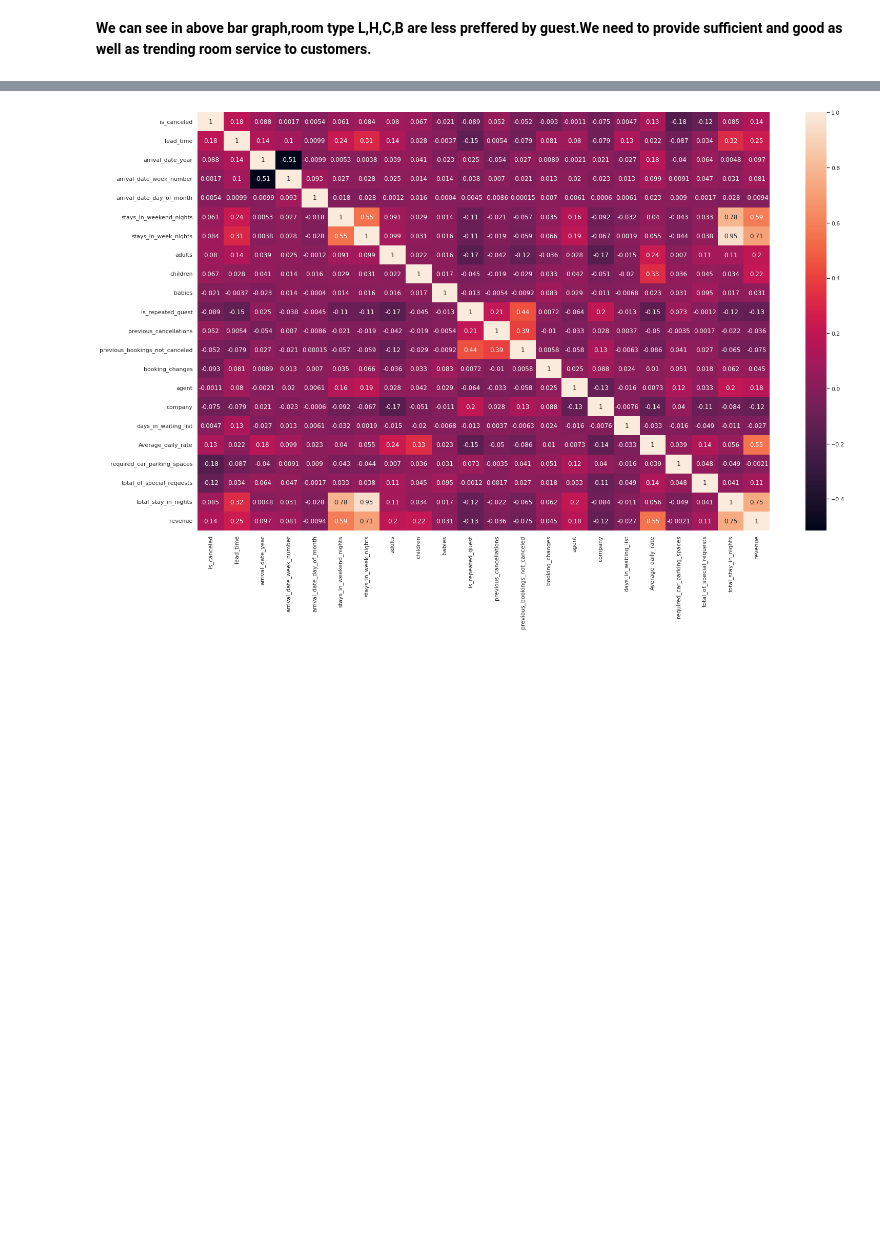
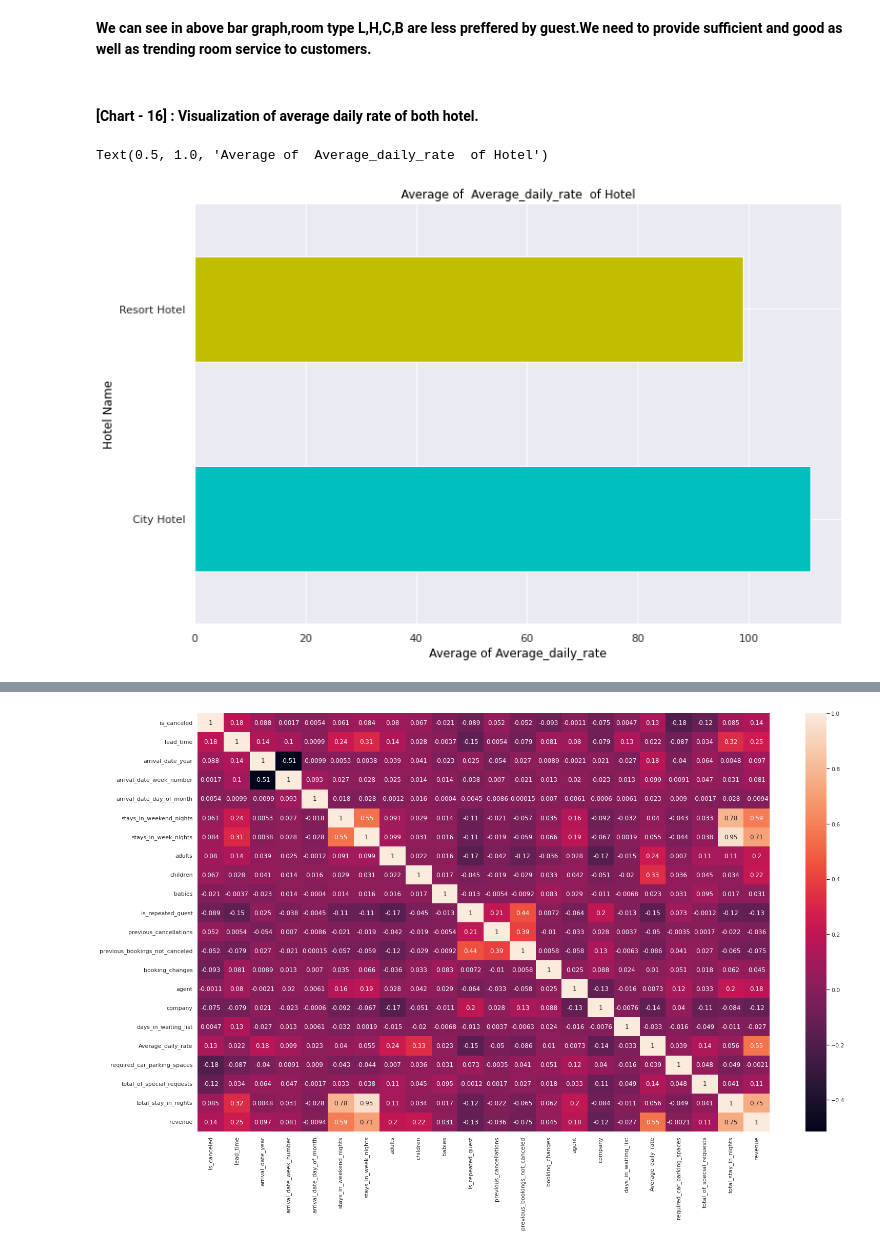
Before and after one commit to akshayghuge777/Hotel_Booking_Analysis., a Jupyter notebook: Team_final_project_of_Hotel_Booking_Analysis.ipynb, the cells around one changed output, grey strips where cells are left out. Cells and saved outputs as stored; diff of their text form; code cells hidden in the pictures; blank space fills up the shorter version.

```diff
--- a/Team_final_project_of_Hotel_Booking_Analysis.ipynb
+++ b/Team_final_project_of_Hotel_Booking_Analysis.ipynb
@@ -1073,3 +1165,17 @@ plt.title('Reserved room type by customer');
 Are there any insights that lead to negative growth? Justify with specific reason.
 # %% [markdown]
 **We can see in above bar graph,room type L,H,C,B are less preffered by guest.We need to provide sufficient and good as well as trending room service to customers.**
+# %% [markdown]
+#### [Chart - 16] : Visualization of average daily rate of both hotel.
+# %%
+# Chart - 16 visualization code
+average_of_Average_daily_rate = Hotel_data_df_1.groupby('hotel')['Average_daily_rate'].mean()
+average_of_Average_daily_rate
+plt.subplots(figsize=(12, 8))
+average_of_Average_daily_rate.plot(kind = 'barh', color = ('c', 'y'))
+plt.xlabel("Average of Average_daily_rate", fontdict={'fontsize': 12, 'fontweight' : 5, 'color' : 'black'})
+plt.ylabel("Hotel Name", fontdict={'fontsize': 12, 'fontweight' : 5, 'color' : 'black'} )
+plt.title("Average of  Average_daily_rate  of Hotel", fontdict={'fontsize': 12, 'fontweight' : 5, 'color' : 'black'} )
+# %% [output]
+Text(0.5, 1.0, 'Average of  Average_daily_rate  of Hotel')
+[figure, added]
```
Also changed, not shown: parts of 76 cells of this notebook.
